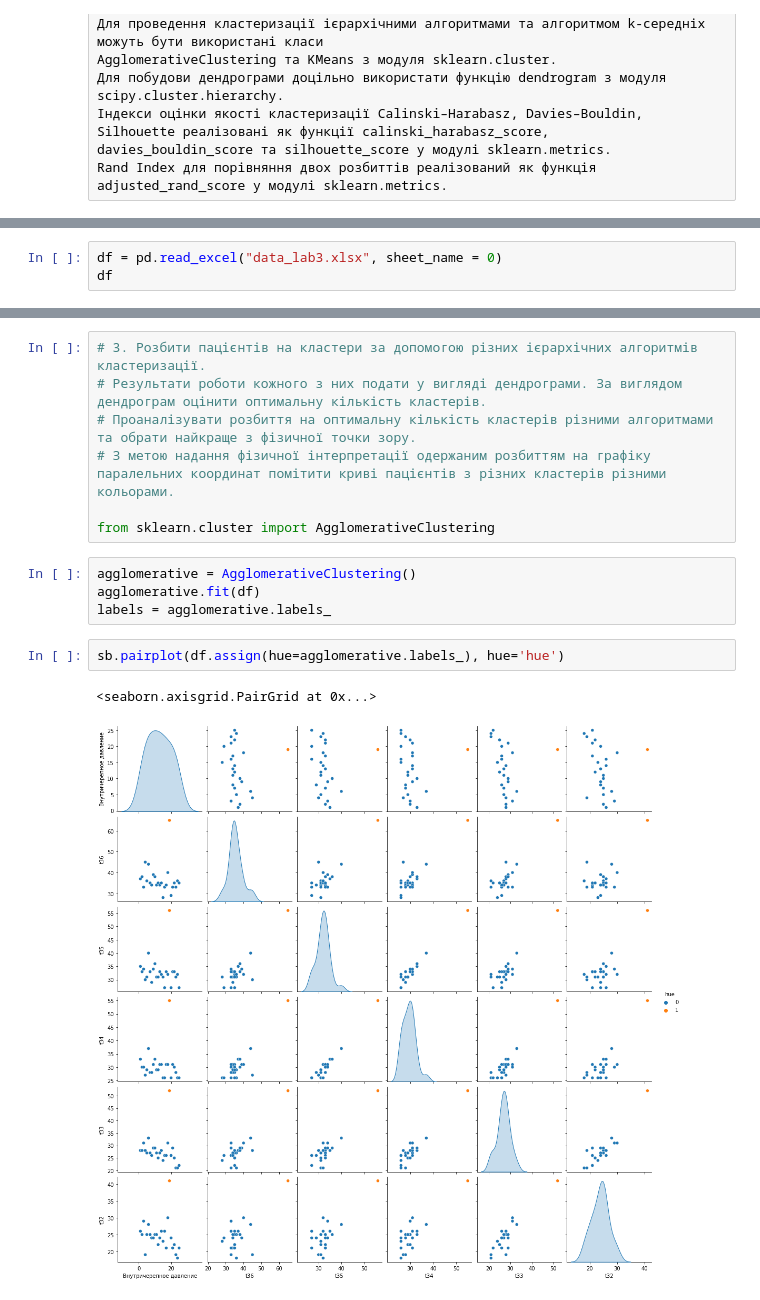
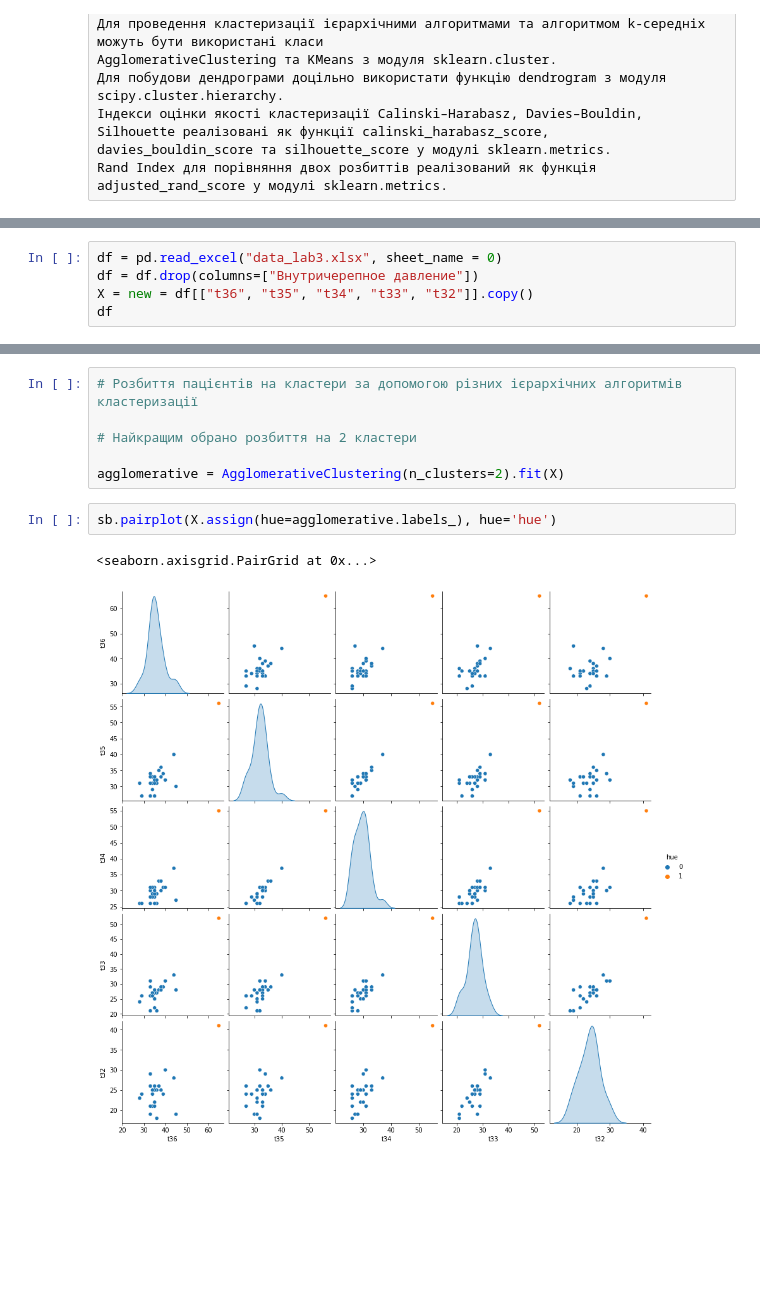
Before and after one commit to lashkoEv/machine-learning, a Jupyter notebook: LR3_ML.ipynb, the cells around one changed output, grey strips where cells are left out. Saved outputs shown, nothing was run; the diff lists cells and outputs as text; blank space fills up the shorter version.

Commit message:
clustering final

```diff
--- a/LR3_ML.ipynb
+++ b/LR3_ML.ipynb
@@ -52,4 +64,6 @@ Rand Index для порівняння двох розбиттів реаліз
 # %%
 df = pd.read_excel("data_lab3.xlsx", sheet_name = 0)
+df = df.drop(columns=["Внутричерепное давление"])
+X = new = df[["t36", "t35", "t34", "t33", "t32"]].copy()
 df
 # %% [output]
@@ -91,16 +127,11 @@ pd.plotting.parallel_coordinates(df, class_column="Внутричерепное
-# %%
-# 3. Розбити пацієнтів на кластери за допомогою різних ієрархічних алгоритмів кластеризації.
-# Результати роботи кожного з них подати у вигляді дендрограми. За виглядом дендрограм оцінити оптимальну кількість кластерів.
-# Проаналізувати розбиття на оптимальну кількість кластерів різними алгоритмами та обрати найкраще з фізичної точки зору.
-# З метою надання фізичної інтерпретації одержаним розбиттям на графіку паралельних координат помітити криві пацієнтів з різних кластерів різними кольорами.
-
-from sklearn.cluster import AgglomerativeClustering
 # %%
-agglomerative = AgglomerativeClustering()
-agglomerative.fit(df)
-labels = agglomerative.labels_
+# Розбиття пацієнтів на кластери за допомогою різних ієрархічних алгоритмів кластеризації
+
+# Найкращим обрано розбиття на 2 кластери
+
+agglomerative = AgglomerativeClustering(n_clusters=2).fit(X)
 # %%
-sb.pairplot(df.assign(hue=agglomerative.labels_), hue='hue')
+sb.pairplot(X.assign(hue=agglomerative.labels_), hue='hue')
 # %% [output]
 <seaborn.axisgrid.PairGrid at 0x...>
-[figure, old version]
+[figure, new version]
```
Also changed, not shown: parts of 27 cells of this notebook.
